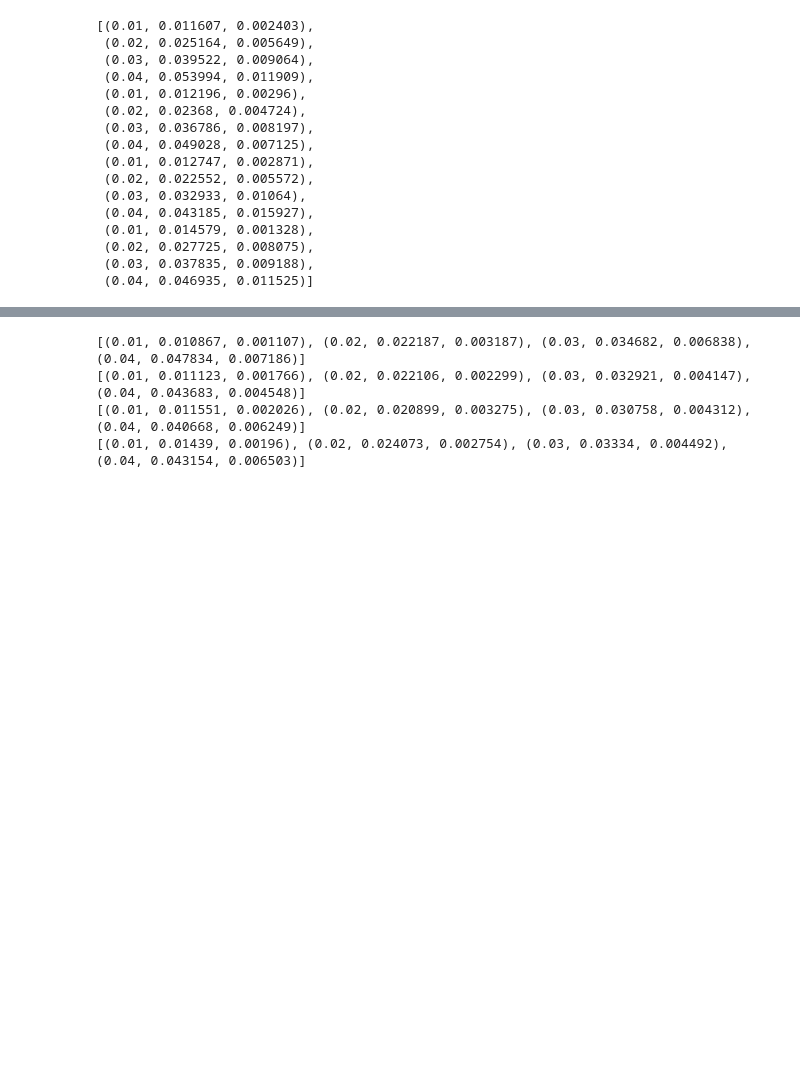
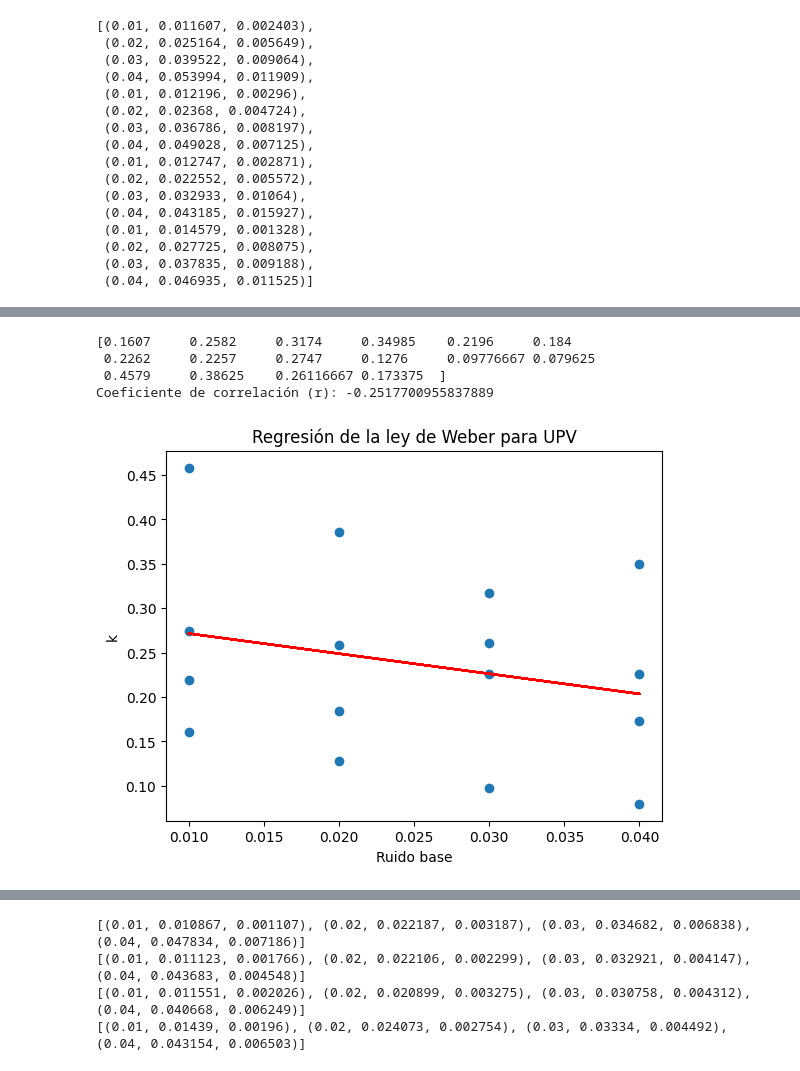
Before and after one commit to Luismikudo/tfm-noise-detection, a Jupyter notebook: promedio_granada_valencia.ipynb, the cells around one changed output, grey strips where cells are left out. Saved outputs shown, nothing was run; the diff lists cells and outputs as text; code cells hidden in the pictures; blank space fills up the shorter version.

```diff
--- a/promedio_granada_valencia.ipynb
+++ b/promedio_granada_valencia.ipynb
@@ -262,0 +341,22 @@ mean_std_upv
+# %%
+# Ley de Weber UPV
+
+# La diferencia mínima perceptible entre el ruido base y el ruido umbral en cada es cociente %
+# (u-r)/r = k
+k = np.array([((i[1]-i[0])/i[0]) for row in data_upv for i in row])
+print(k)
+slope, intercept, r_value, p_value, std_err = linregress(ruido_base, k)
+print("Coeficiente de correlación (r):", r_value)
+
+plt.scatter(ruido_base, k)
+plt.plot(ruido_base, intercept + slope * ruido_base, 'r')
+plt.title('Regresión de la ley de Weber para UPV')
+plt.xlabel('Ruido base')
+plt.ylabel('k')
+plt.show()
+# %% [output]
+[0.1607     0.2582     0.3174     0.34985    0.2196     0.184
+ 0.2262     0.2257     0.2747     0.1276     0.09776667 0.079625
+ 0.4579     0.38625    0.26116667 0.173375  ]
+Coeficiente de correlación (r): -0.2517700955837889
+[figure, added]
```
Also changed, not shown: parts of 19 cells of this notebook.
